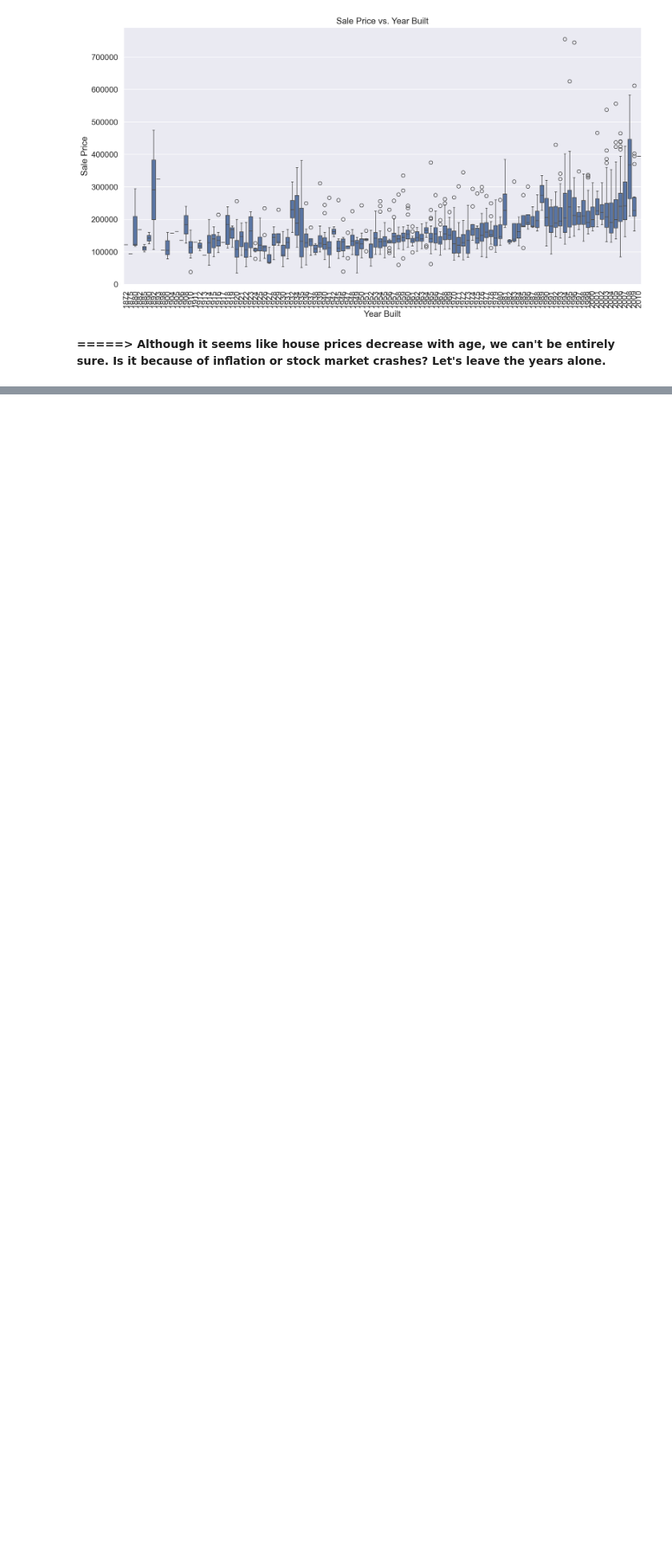
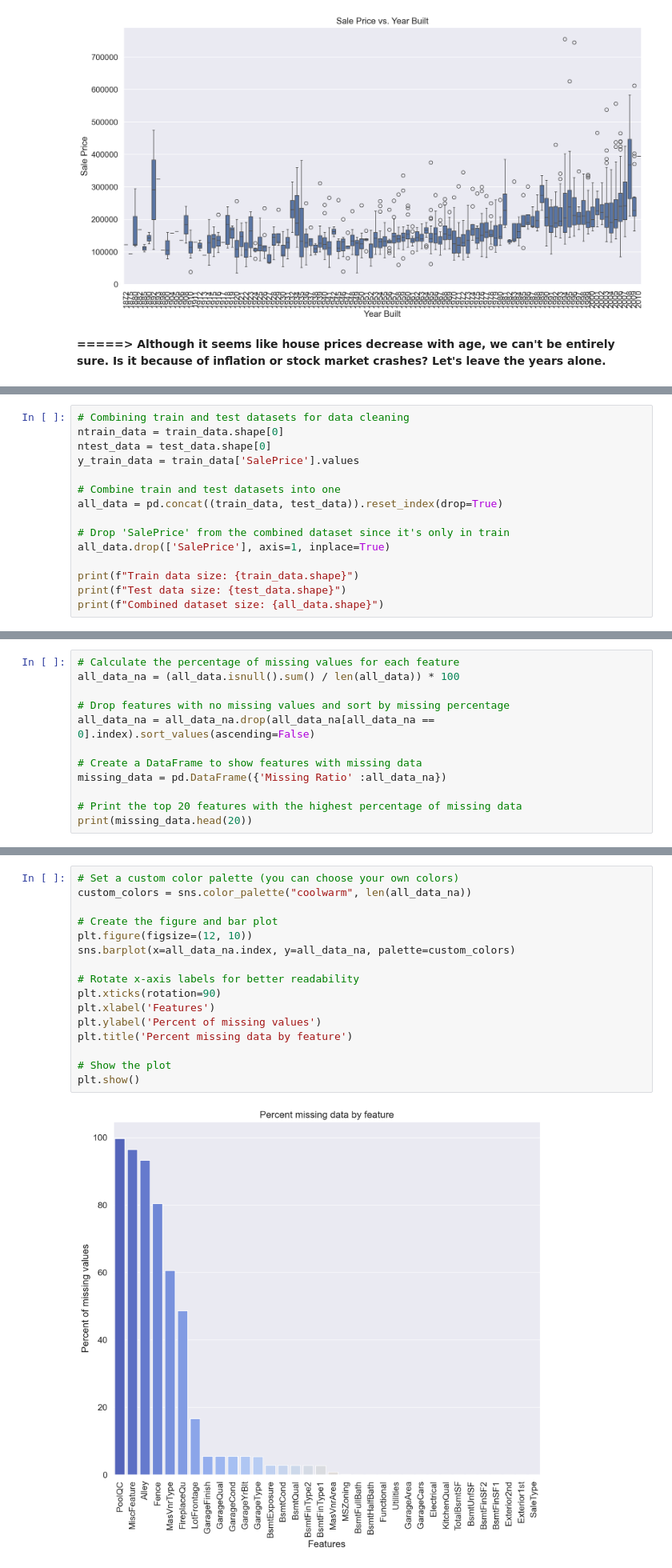
Before and after one commit to Angad143/Kaggle-Competitions, a Jupyter notebook: House Prices - Advanced Regression Techniques/House_Price-Advance_Regressions_Techniques.ipynb, the cells around one changed output, grey strips where cells are left out. Shown at 80% size. Drawn from its saved outputs; the diff is of its cells as text; blank space fills up the shorter version.

Commit message:
imput missing value in datsets

```diff
--- a/House Prices - Advanced Regression Techniques/House_Price-Advance_Regressions_Techniques.ipynb
+++ b/House Prices - Advanced Regression Techniques/House_Price-Advance_Regressions_Techniques.ipynb
@@ -446,0 +452,15 @@ plt.show()
+# %%
+# Combining train and test datasets for data cleaning
+ntrain_data = train_data.shape[0]
+ntest_data = test_data.shape[0]
+y_train_data = train_data['SalePrice'].values
+
+# Combine train and test datasets into one
+all_data = pd.concat((train_data, test_data)).reset_index(drop=True)
+
+# Drop 'SalePrice' from the combined dataset since it's only in train
+all_data.drop(['SalePrice'], axis=1, inplace=True)
+
+print(f"Train data size: {train_data.shape}")
+print(f"Test data size: {test_data.shape}")
+print(f"Combined dataset size: {all_data.shape}")
@@ -446,0 +500,12 @@ plt.show()
+# %%
+# Calculate the percentage of missing values for each feature
+all_data_na = (all_data.isnull().sum() / len(all_data)) * 100
+
+# Drop features with no missing values and sort by missing percentage
+all_data_na = all_data_na.drop(all_data_na[all_data_na == 0].index).sort_values(ascending=False)
+
+# Create a DataFrame to show features with missing data
+missing_data = pd.DataFrame({'Missing Ratio' :all_data_na})
+
+# Print the top 20 features with the highest percentage of missing data
+print(missing_data.head(20))
@@ -446,0 +532,18 @@ plt.show()
+# %%
+# Set a custom color palette (you can choose your own colors)
+custom_colors = sns.color_palette("coolwarm", len(all_data_na))
+
+# Create the figure and bar plot
+plt.figure(figsize=(12, 10))
+sns.barplot(x=all_data_na.index, y=all_data_na, palette=custom_colors)
+
+# Rotate x-axis labels for better readability
+plt.xticks(rotation=90)
+plt.xlabel('Features')
+plt.ylabel('Percent of missing values')
+plt.title('Percent missing data by feature')
+
+# Show the plot
+plt.show()
+# %% [output]
+[figure, added]
```
Also changed, not shown: parts of 7 cells of this notebook.
